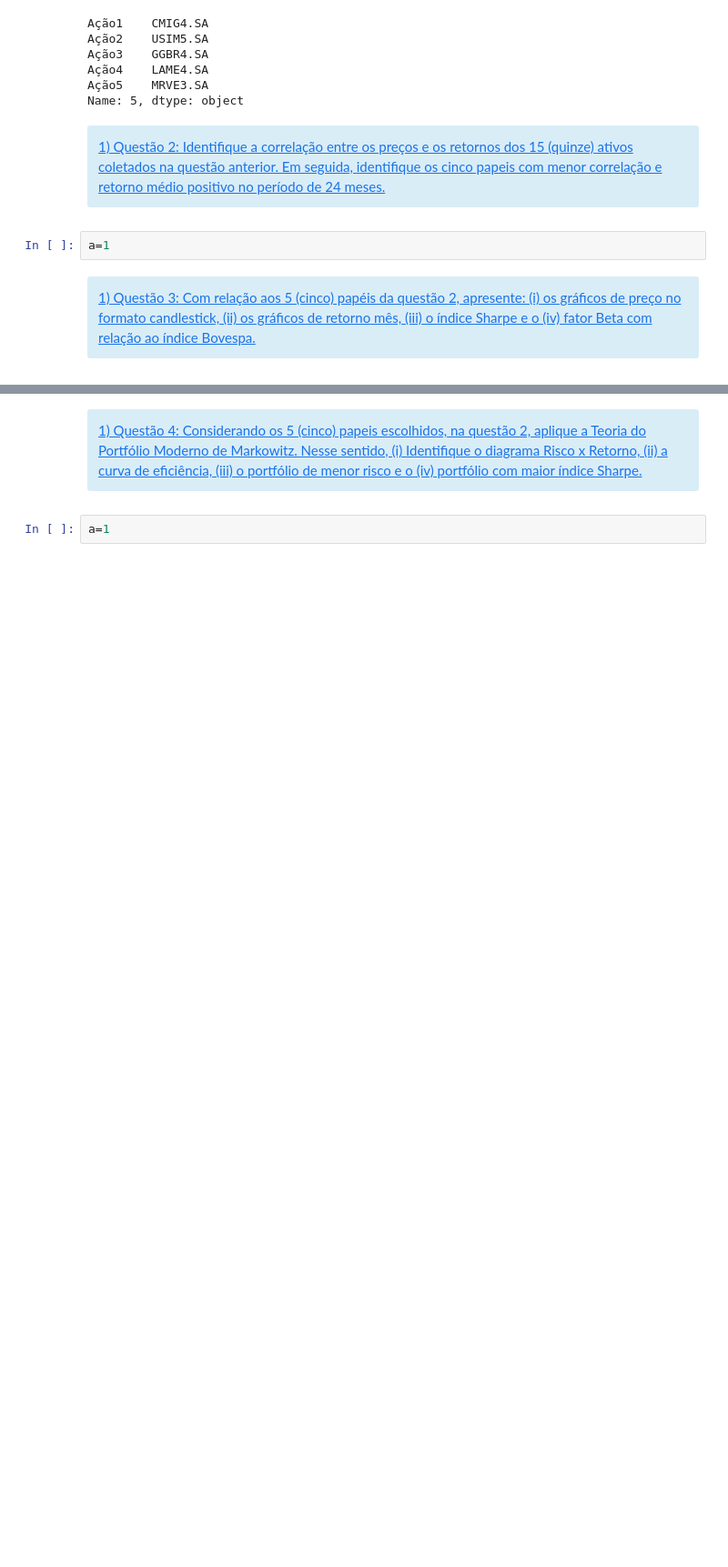
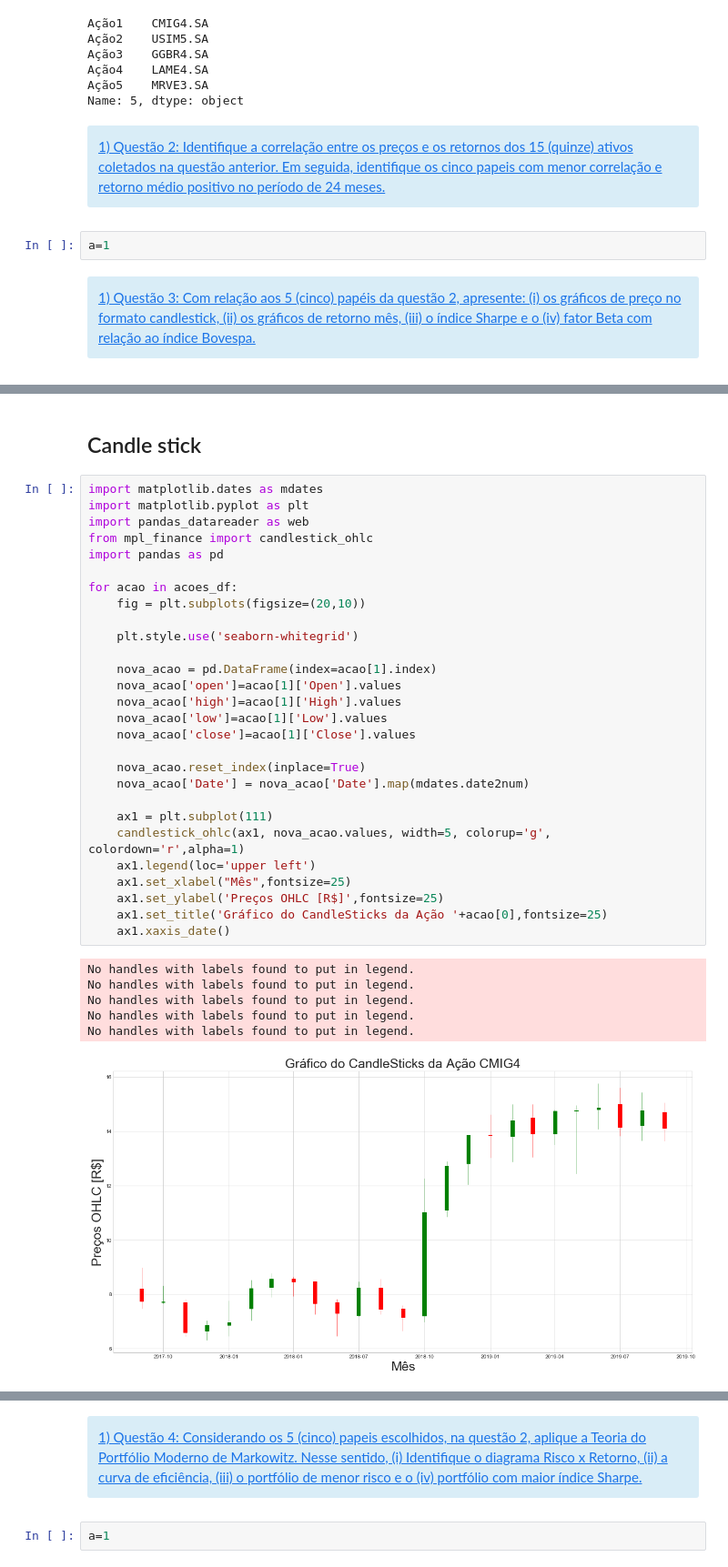
Before and after one commit to AlgotradingQueLucra/Trabalho-1, a Jupyter notebook: Primeira_2BAtividade_2BPr_C3_A1tica_2BAvaliativa.ipynb, the cells around one changed output, grey strips where cells are left out. Shown at 91% size. Saved outputs shown, nothing was run; the diff lists cells and outputs as text; blank space fills up the shorter version.

```diff
--- a/Primeira_2BAtividade_2BPr_C3_A1tica_2BAvaliativa.ipynb
+++ b/Primeira_2BAtividade_2BPr_C3_A1tica_2BAvaliativa.ipynb
@@ -570,0 +627,37 @@ a=1
+# %% [markdown]
+## Candle stick
+# %%
+import matplotlib.dates as mdates
+import matplotlib.pyplot as plt
+import pandas_datareader as web
+from mpl_finance import candlestick_ohlc
+import pandas as pd
+
+for acao in acoes_df:
+    fig = plt.subplots(figsize=(20,10))
+
+    plt.style.use('seaborn-whitegrid')
+
+    nova_acao = pd.DataFrame(index=acao[1].index)
+    nova_acao['open']=acao[1]['Open'].values
+    nova_acao['high']=acao[1]['High'].values
+    nova_acao['low']=acao[1]['Low'].values
+    nova_acao['close']=acao[1]['Close'].values
+
+    nova_acao.reset_index(inplace=True)
+    nova_acao['Date'] = nova_acao['Date'].map(mdates.date2num)
+
+    ax1 = plt.subplot(111)
+    candlestick_ohlc(ax1, nova_acao.values, width=5, colorup='g', colordown='r',alpha=1)
+    ax1.legend(loc='upper left')
+    ax1.set_xlabel("Mês",fontsize=25)
+    ax1.set_ylabel('Preços OHLC [R$]',fontsize=25)
+    ax1.set_title('Gráfico do CandleSticks da Ação '+acao[0],fontsize=25)
+    ax1.xaxis_date()
+# %% [output]
+No handles with labels found to put in legend.
+No handles with labels found to put in legend.
+No handles with labels found to put in legend.
+No handles with labels found to put in legend.
+No handles with labels found to put in legend.
+[figure, added]
```
Also changed, not shown: parts of 8 cells of this notebook.
